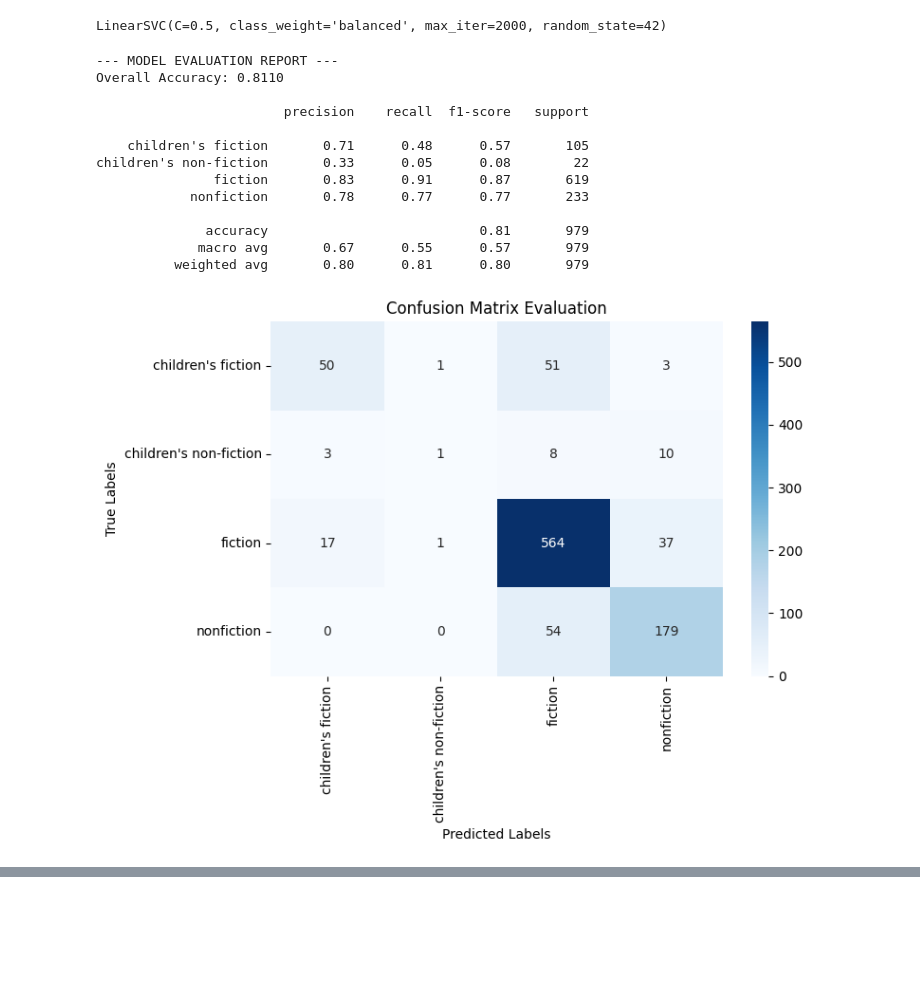
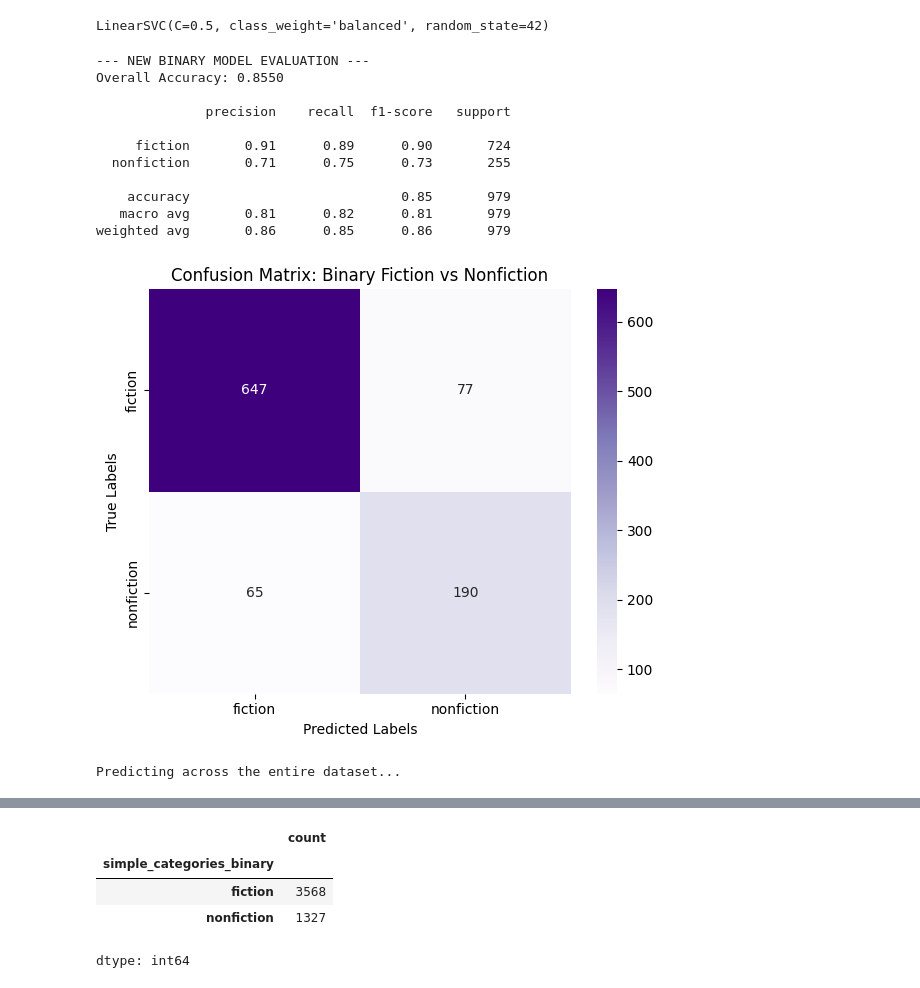
Before and after one commit to jnahMoch/revisedBookRecommender, a Jupyter notebook: Books_categorizing.ipynb, the cells around one changed output, grey strips where cells are left out. Saved outputs shown, nothing was run; the diff lists cells and outputs as text; code cells hidden in the pictures; blank space fills up the shorter version.

```diff
--- a/Books_categorizing.ipynb
+++ b/Books_categorizing.ipynb
@@ -33,48 +58,51 @@ booksDF['target_category'] = booksDF['categories'].map(category_mapping)
 # %%
-train_df = booksDF.dropna(subset=['target_category']).copy()
+train_df = booksDF.dropna(subset=['binary_category']).copy()
 X = train_df['cleaned_description']
-y = train_df['target_category']
+y = train_df['binary_category']
 
-# Stratified Split (80/20)
 X_train, X_test, y_train, y_test = train_test_split(X, y, test_size=0.2, random_state=42, stratify=y)
 # %%
-vectorizer = TfidfVectorizer(max_features=12000, ngram_range=(1, 2), sublinear_tf=True)
+vectorizer = TfidfVectorizer(max_features=10000, ngram_range=(1, 2), sublinear_tf=True)
 X_train_vec = vectorizer.fit_transform(X_train)
 X_test_vec = vectorizer.transform(X_test)
 
-model = LinearSVC(class_weight='balanced', C=0.5, random_state=42, max_iter=2000)
-model.fit(X_train_vec, y_train)
+binary_model = LinearSVC(class_weight='balanced', C=0.5, random_state=42)
+binary_model.fit(X_train_vec, y_train)
 # %% [output]
-LinearSVC(C=0.5, class_weight='balanced', max_iter=2000, random_state=42)
+LinearSVC(C=0.5, class_weight='balanced', random_state=42)
+# %%
+y_pred = binary_model.predict(X_test_vec)
+# %%
+print("--- NEW BINARY MODEL EVALUATION ---")
+print(f"Overall Accuracy: {accuracy_score(y_test, y_pred):.4f}\n")
+print(classification_report(y_test, y_pred))
+# %% [output]
+--- NEW BINARY MODEL EVALUATION ---
+Overall Accuracy: 0.8550
+
+              precision    recall  f1-score   support
+
+     fiction       0.91      0.89      0.90       724
+  nonfiction       0.71      0.75      0.73       255
+
+    accuracy                           0.85       979
+   macro avg       0.81      0.82      0.81       979
+weighted avg       0.86      0.85      0.86       979
 # %%
-y_pred = model.predict(X_test_vec)
-
-print("--- MODEL EVALUATION REPORT ---")
-print(f"Overall Accuracy: {accuracy_score(y_test, y_pred):.4f}\n")
-print(classification_report(y_test, y_pred))
-
-cm = confusion_matrix(y_test, y_pred, labels=model.classes_)
-fig, ax = plt.subplots(figsize=(8, 6))
-sns.heatmap(cm, annot=True, fmt='d', cmap='Blues',
-            xticklabels=model.classes_, yticklabels=model.classes_, ax=ax)
-ax.set_title('Confusion Matrix Evaluation')
+cm = confusion_matrix(y_test, y_pred, labels=binary_model.classes_)
+fig, ax = plt.subplots(figsize=(6, 5))
+sns.heatmap(cm, annot=True, fmt='d', cmap='Purples',
+            xticklabels=binary_model.classes_, yticklabels=binary_model.classes_, ax=ax)
+ax.set_title('Confusion Matrix: Binary Fiction vs Nonfiction')
 ax.set_xlabel('Predicted Labels')
 ax.set_ylabel('True Labels')
 plt.tight_layout()
 plt.show()
 # %% [output]
---- MODEL EVALUATION REPORT ---
-Overall Accuracy: 0.8110
-
-                        precision    recall  f1-score   support
-
-    children's fiction       0.71      0.48      0.57       105
-children's non-fiction       0.33      0.05      0.08        22
-               fiction       0.83      0.91      0.87       619
-            nonfiction       0.78      0.77      0.77       233
-
-              accuracy                           0.81       979
-             macro avg       0.67      0.55      0.57       979
-          weighted avg       0.80      0.81      0.80       979
-[figure, old version]
+[figure, new version]
+# %%
+X_full_vec = vectorizer.transform(booksDF['cleaned_description'])
+booksDF['simple_categories_binary'] = binary_model.predict(X_full_vec)
+# %% [output]
+Predicting across the entire dataset...
 # %%
@@ -93,3 +118,11 @@ BooksCatDF.head(5)
 | 2 | 9780006163831 | 0006163831 | The One Tree | Stephen R. Donaldson | Fiction | Volume Two of Stephen Donaldson's... | http://books.google.com/books/con... | 3.97 | 479.0 | ... |
 | 3 | 9780006178736 | 0006178731 | Rage of angels | Sidney Sheldon | Fiction | A memorable, mesmerizing heroine ... | http://books.google.com/books/con... | 3.93 | 512.0 | ... |
 | 4 | 9780006280897 | 0006280897 | The Four Loves | Clive Staples Lewis | Religion | Lewis' work on the nature of love... | http://books.google.com/books/con... | 4.15 | 170.0 | ... |
+# %%
+BinaryBooks["simple_categories_binary"].value_counts()
+# %% [output]
+|  | count |
+| simple_categories_binary |  |
+| fiction | 3568 |
+| nonfiction | 1327 |
+dtype: int64
```
Also changed, not shown: parts of 4 cells of this notebook.
